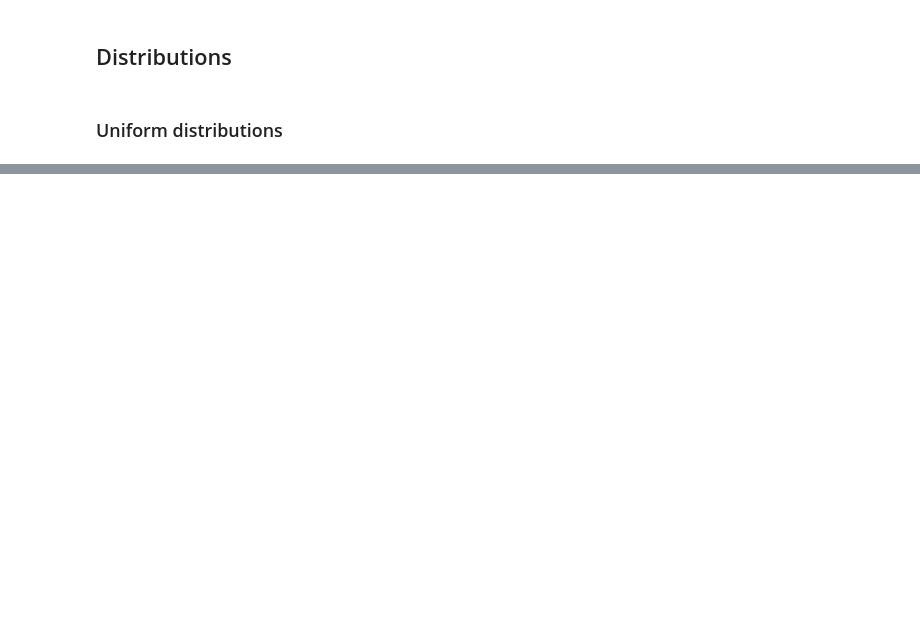
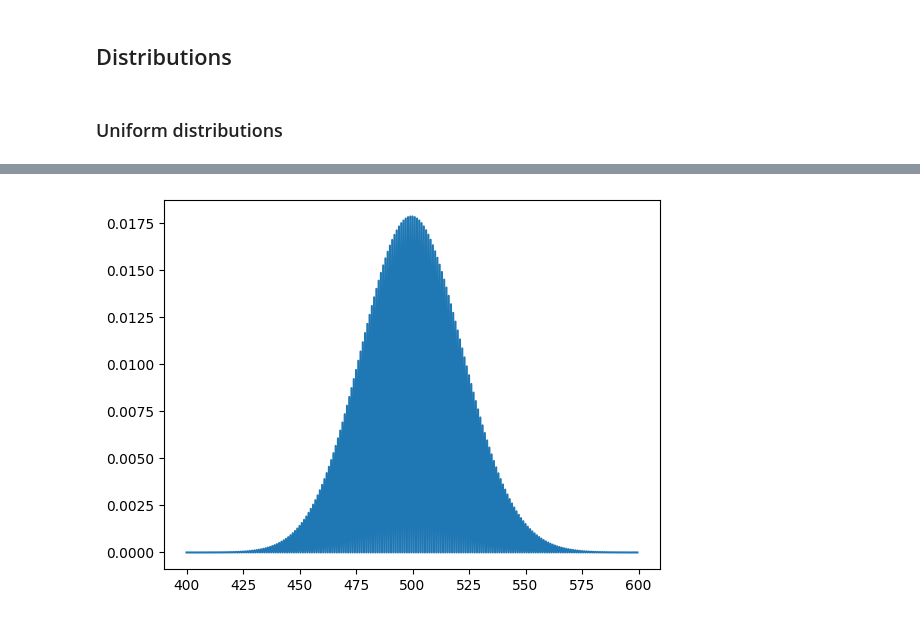
Before and after one commit to jamiebeach/Learning-2024, a Jupyter notebook: Maths/exercises.ipynb, the cells around one changed output, grey strips where cells are left out. Saved outputs shown, nothing was run; the diff lists cells and outputs as text; code cells hidden in the pictures; blank space fills up the shorter version.

```diff
--- a/Maths/exercises.ipynb
+++ b/Maths/exercises.ipynb
@@ -60,0 +199,18 @@ plt.plot(x, norm.pdf(x))
+# %%
+# Poisson PMF
+
+# Setting the average number of events (lambda) for the Poisson distribution
+mu = 500
+
+# Generating an array of values (from 400 to 600 with a step of 0.5)
+# These values represent the number of events we are calculating the probability for
+x = np.arange(400, 600, 0.5)
+
+# Plotting the Probability Mass Function (PMF) of the Poisson distribution
+# The PMF is plotted for each value in 'x' with the mean 'mu'
+plt.plot(x, poisson.pmf(x, mu))
+
+# Displaying the plot
+plt.show()
+# %% [output]
+[figure, added]
```
Also changed, not shown: parts of 16 cells of this notebook.
